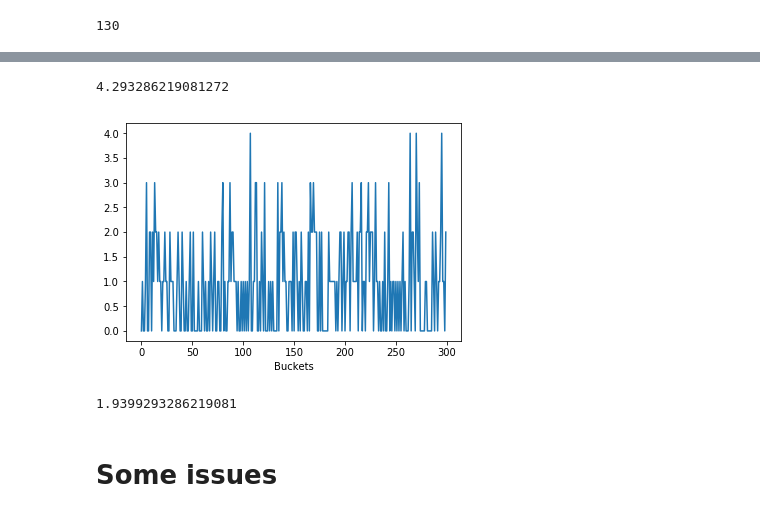
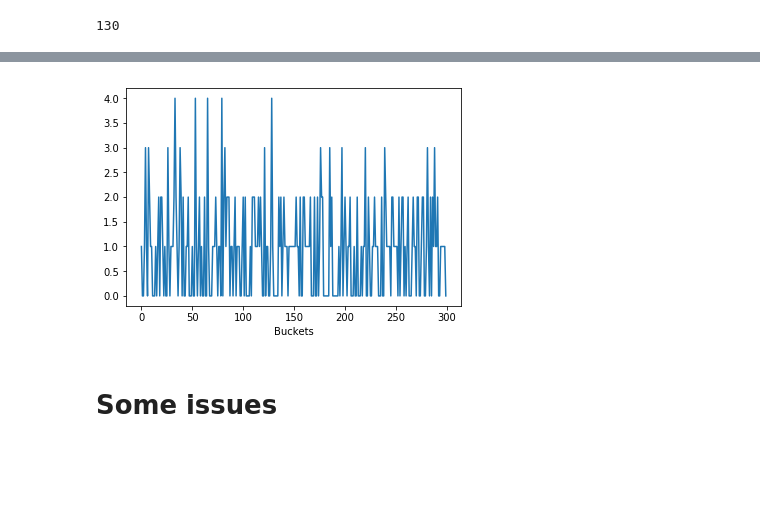
Before and after one commit to boazbk/random, a Jupyter notebook: cs124_hash.ipynb, the cells around one changed output, grey strips where cells are left out. Saved outputs shown, nothing was run; the diff lists cells and outputs as text; code cells hidden in the pictures; blank space fills up the shorter version.

Commit message:
update hash notebook

```diff
--- a/cs124_hash.ipynb
+++ b/cs124_hash.ipynb
@@ -112,5 +113,3 @@ L = SkipList()
 L
 # %% [output]
 <__main__.SkipList at 0x...>
-# %%
-L.insert(-10).insert(5).insert(29).insert(8)
@@ -118,0 +116,2 @@ L.insert(-10).insert(5).insert(29).insert(8)
+# %%
+L.insert(80)
@@ -216,21 +219,16 @@ plt.show()
 # %%
 sum([i*i for i in buckets])/sum(buckets)
-# %% [output]
-4.293286219081272
 # %%
 buckets =  [0]*N
 for name in students:
     buckets[better_hash(name) % N] += 1
 # %%
-plt.plot(buckets)
-plt.xlabel('Buckets')
-plt.show()
+# Better hash bucket distribution
+plt.plot(buckets); plt.xlabel('Buckets'); plt.show()
 # %% [output]
-[figure, old version]
+[figure, new version]
 # %%
 sum([i*i for i in buckets])/sum(buckets)
-# %% [output]
-1.9399293286219081
 # %% [markdown]
 # Some issues
 # %% [markdown]
```
Also changed, not shown: parts of 22 cells of this notebook.
